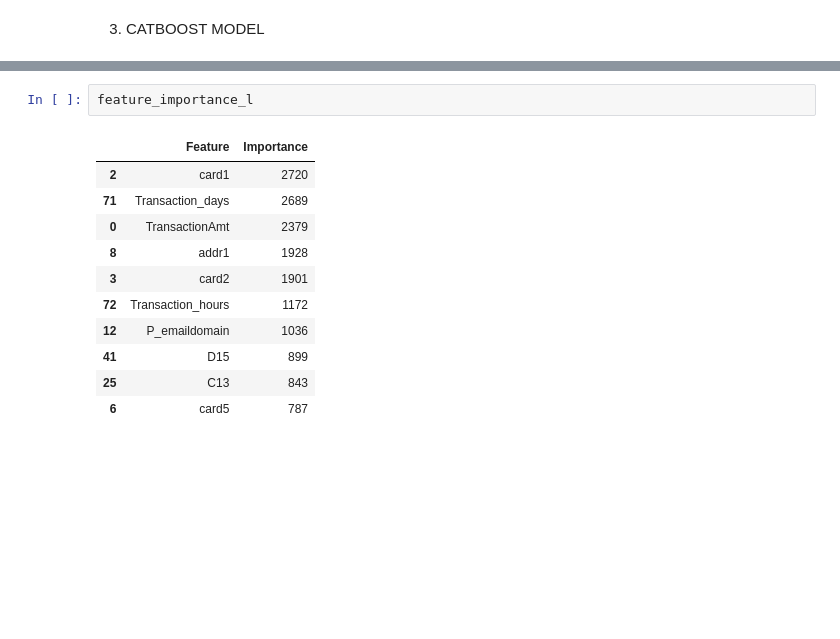
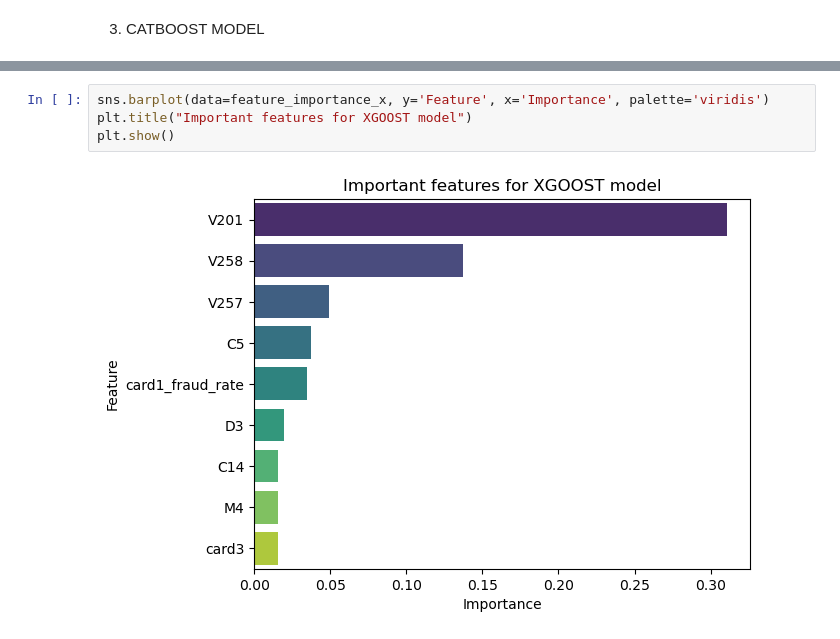
Before and after one commit to ChristabelAtieno/fraud-detection, a Jupyter notebook: notebook/fraud_detection.ipynb, the cells around one changed output, grey strips where cells are left out. Cells and saved outputs as stored; diff of their text form; blank space fills up the shorter version.

```diff
--- a/notebook/fraud_detection.ipynb
+++ b/notebook/fraud_detection.ipynb
@@ -1003,14 +1024,6 @@ feature_importance_l = pd.DataFrame({
-# %%
-feature_importance_l
-# %% [output]
-|  | Feature | Importance |
-| 2 | card1 | 2720 |
-| 71 | Transaction_days | 2689 |
-| 0 | TransactionAmt | 2379 |
-| 8 | addr1 | 1928 |
-| 3 | card2 | 1901 |
-| 72 | Transaction_hours | 1172 |
-| 12 | P_emaildomain | 1036 |
-| 41 | D15 | 899 |
-| 25 | C13 | 843 |
-| 6 | card5 | 787 |
+# %%
+sns.barplot(data=feature_importance_x, y='Feature', x='Importance', palette='viridis')
+plt.title("Important features for XGOOST model")
+plt.show()
+# %% [output]
+[figure, added]
```
Also changed, not shown: parts of 29 cells of this notebook, 3 other files.
